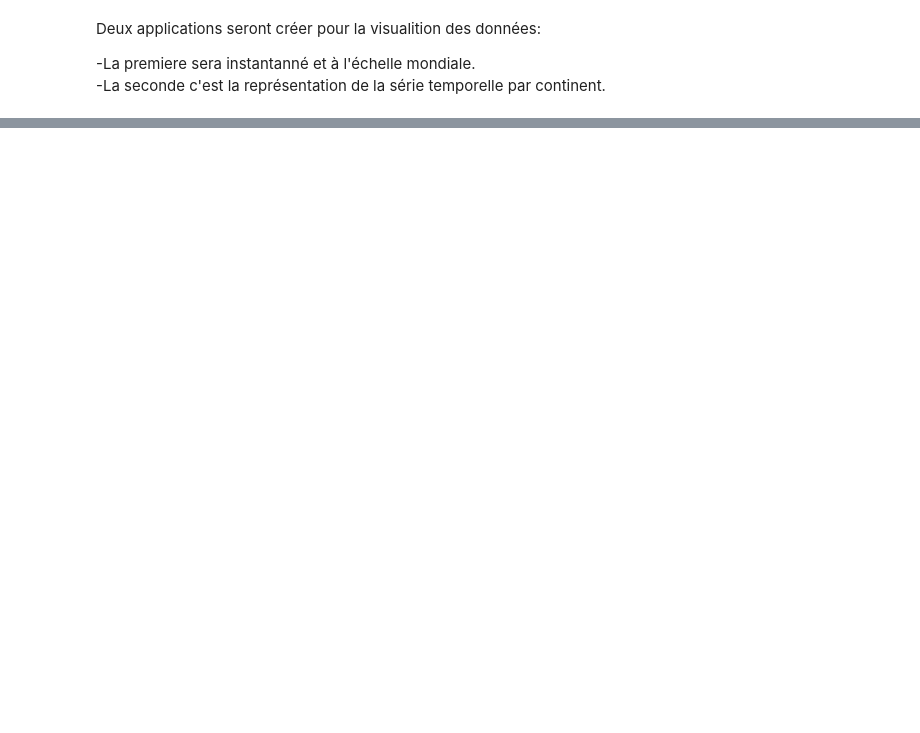
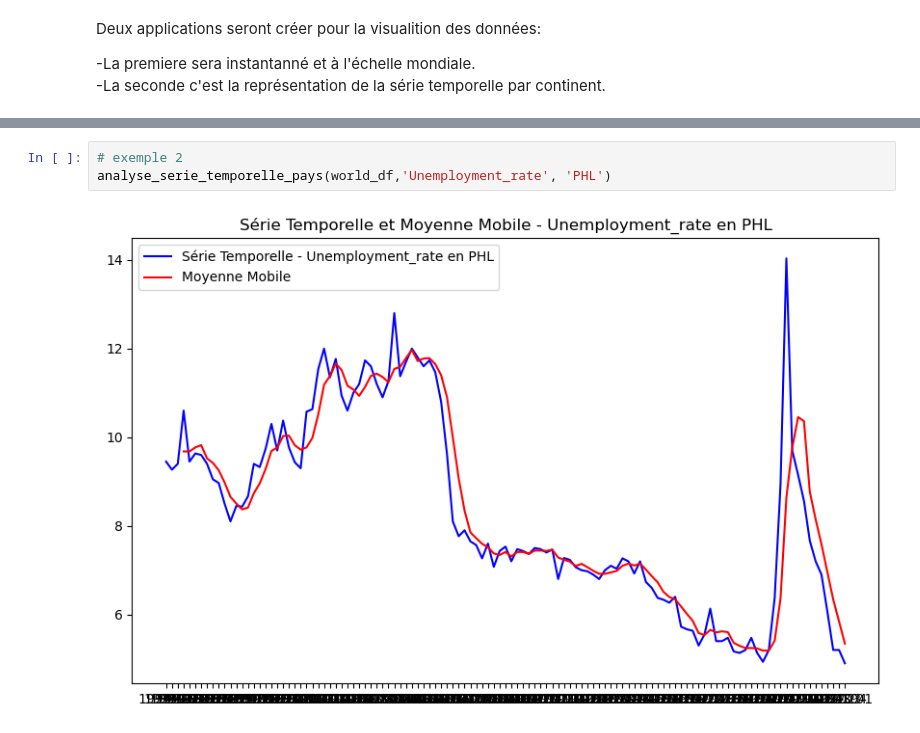
Before and after one commit to Marimar4/Projet-Python, a Jupyter notebook: monmodule/EDA.ipynb, the cells around one changed output, grey strips where cells are left out. Drawn from its saved outputs; the diff is of its cells as text; blank space fills up the shorter version.

```diff
--- a/monmodule/EDA.ipynb
+++ b/monmodule/EDA.ipynb
@@ -306,0 +316,5 @@ Valeur critique = {'1%': -3.4885349695076844, '5%': -2.887019521656941, '10%': -
+# %%
+# exemple 2
+analyse_serie_temporelle_pays(world_df,'Unemployment_rate', 'PHL')
+# %% [output]
+[figure, added]
```
Also changed, not shown: parts of 27 cells of this notebook, 1 other file.
